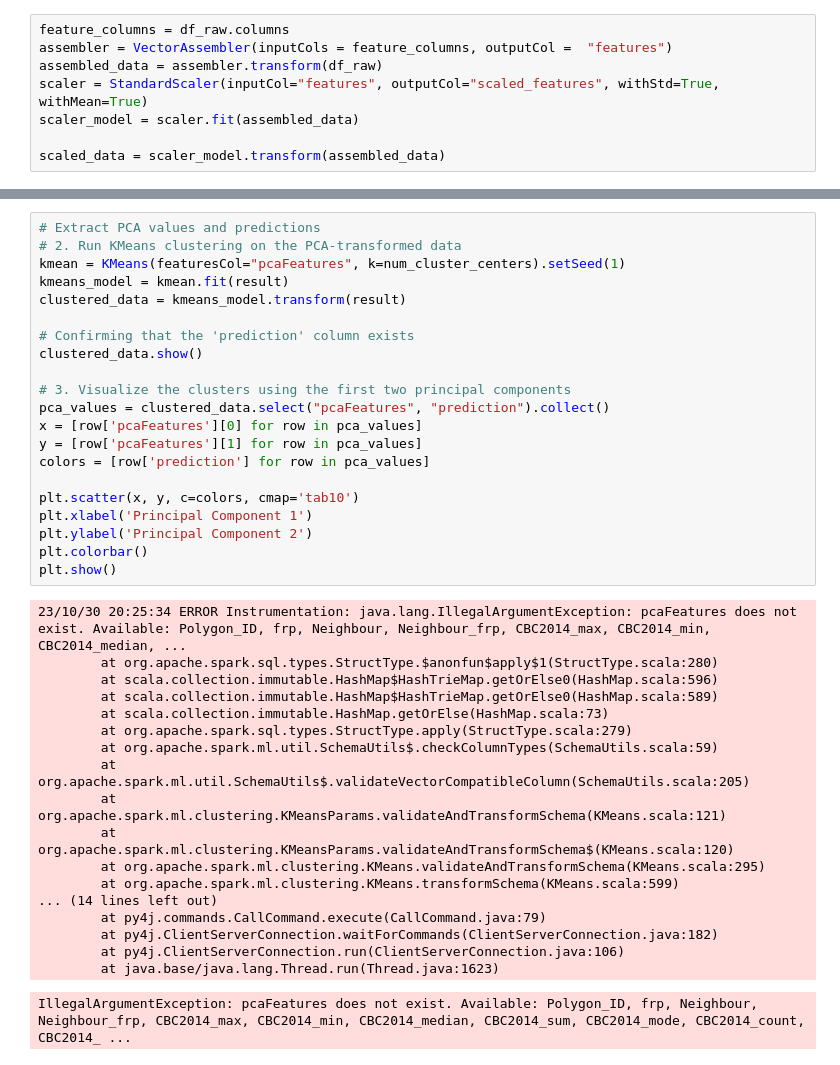
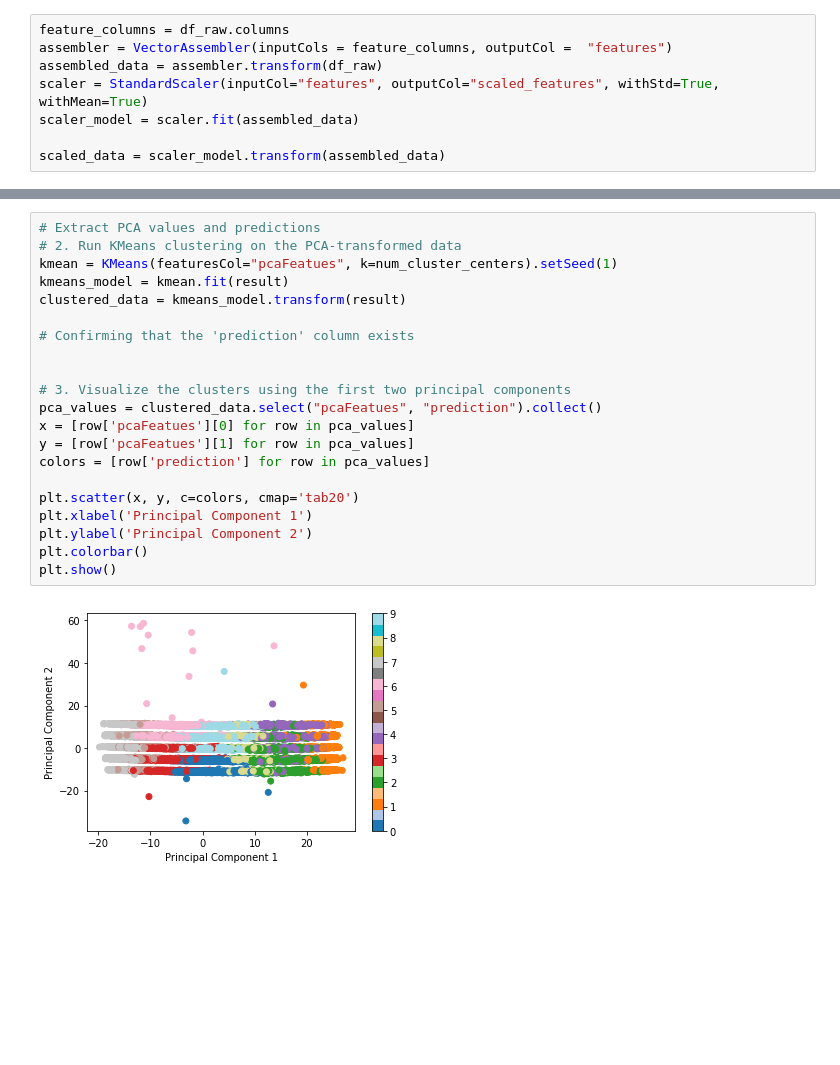
Before and after one commit to abt5572/DS410-Alpha, a Jupyter notebook: JorgePCA.ipynb, the cells around one changed output, grey strips where cells are left out. Saved outputs shown, nothing was run; the diff lists cells and outputs as text; blank space fills up the shorter version.

```diff
--- a/JorgePCA.ipynb
+++ b/JorgePCA.ipynb
@@ -163,40 +132,23 @@ plt.show()
 # %%
 # Extract PCA values and predictions
 # 2. Run KMeans clustering on the PCA-transformed data
-kmean = KMeans(featuresCol="pcaFeatures", k=num_cluster_centers).setSeed(1)
+kmean = KMeans(featuresCol="pcaFeatues", k=num_cluster_centers).setSeed(1)
 kmeans_model = kmean.fit(result)
 clustered_data = kmeans_model.transform(result)
 
 # Confirming that the 'prediction' column exists
-clustered_data.show()
+
 
 # 3. Visualize the clusters using the first two principal components
-pca_values = clustered_data.select("pcaFeatures", "prediction").collect()
-x = [row['pcaFeatures'][0] for row in pca_values]
-y = [row['pcaFeatures'][1] for row in pca_values]
+pca_values = clustered_data.select("pcaFeatues", "prediction").collect()
+x = [row['pcaFeatues'][0] for row in pca_values]
+y = [row['pcaFeatues'][1] for row in pca_values]
 colors = [row['prediction'] for row in pca_values]
 
-plt.scatter(x, y, c=colors, cmap='tab10')
+plt.scatter(x, y, c=colors, cmap='tab20')
 plt.xlabel('Principal Component 1')
 plt.ylabel('Principal Component 2')
 plt.colorbar()
 plt.show()
 # %% [output]
-23/10/30 20:25:34 ERROR Instrumentation: java.lang.IllegalArgumentException: pcaFeatures does not exist. Available: Polygon_ID, frp, Neighbour, Neighbour_frp, CBC2014_max, CBC2014_min, CBC2014_median, ...
-        at org.apache.spark.sql.types.StructType.$anonfun$apply$1(StructType.scala:280)
-        at scala.collection.immutable.HashMap$HashTrieMap.getOrElse0(HashMap.scala:596)
-        at scala.collection.immutable.HashMap$HashTrieMap.getOrElse0(HashMap.scala:589)
-        at scala.collection.immutable.HashMap.getOrElse(HashMap.scala:73)
-        at org.apache.spark.sql.types.StructType.apply(StructType.scala:279)
-        at org.apache.spark.ml.util.SchemaUtils$.checkColumnTypes(SchemaUtils.scala:59)
-        at org.apache.spark.ml.util.SchemaUtils$.validateVectorCompatibleColumn(SchemaUtils.scala:205)
-        at org.apache.spark.ml.clustering.KMeansParams.validateAndTransformSchema(KMeans.scala:121)
-        at org.apache.spark.ml.clustering.KMeansParams.validateAndTransformSchema$(KMeans.scala:120)
-        at org.apache.spark.ml.clustering.KMeans.validateAndTransformSchema(KMeans.scala:295)
-        at org.apache.spark.ml.clustering.KMeans.transformSchema(KMeans.scala:599)
-... (14 lines left out)
-        at py4j.commands.CallCommand.execute(CallCommand.java:79)
-        at py4j.ClientServerConnection.waitForCommands(ClientServerConnection.java:182)
-        at py4j.ClientServerConnection.run(ClientServerConnection.java:106)
-        at java.base/java.lang.Thread.run(Thread.java:1623)
-IllegalArgumentException: pcaFeatures does not exist. Available: Polygon_ID, frp, Neighbour, Neighbour_frp, CBC2014_max, CBC2014_min, CBC2014_median, CBC2014_sum, CBC2014_mode, CBC2014_count, CBC2014_ ...
+[figure, added]
```
Also changed, not shown: parts of 8 cells of this notebook, 1 other file.
